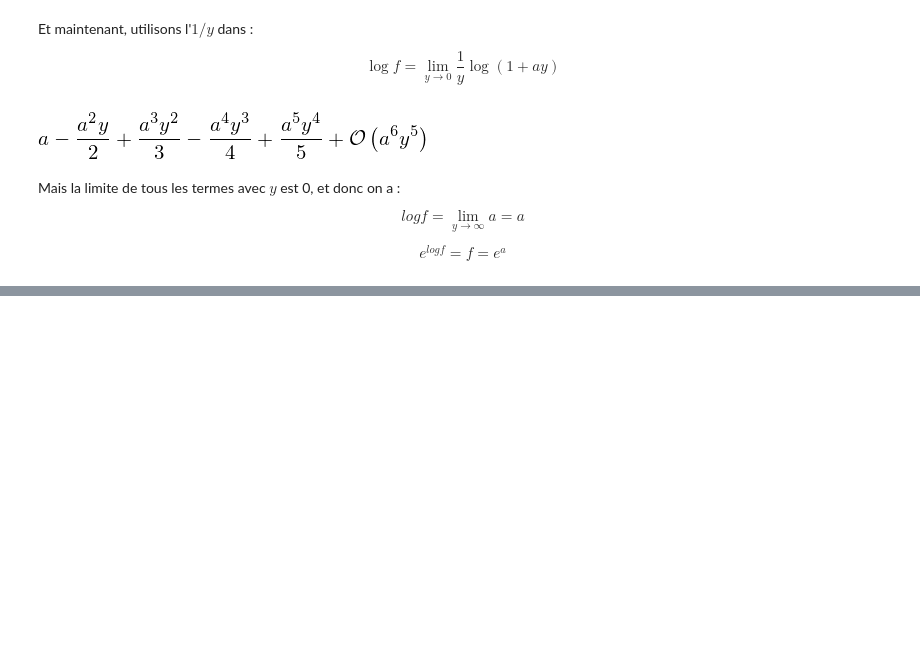
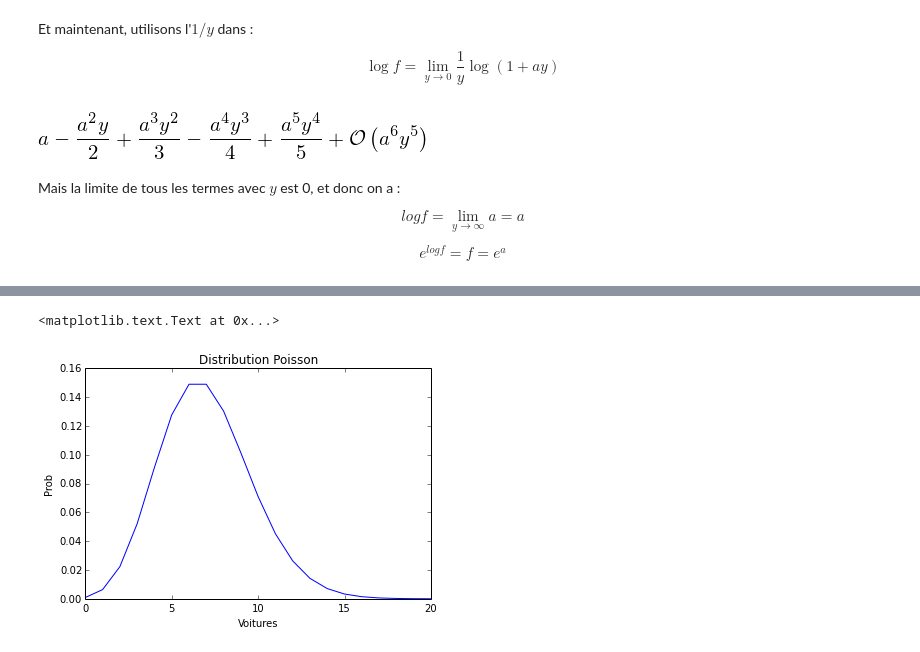
Before and after one commit to emk/statistiques_en_francais, a Jupyter notebook: Processus de Poisson.ipynb, the cells around one changed output, grey strips where cells are left out. Drawn from its saved outputs; the diff is of its cells as text; code cells hidden in the pictures; blank space fills up the shorter version.

Commit message:
Finir la dérivation et ajouter les vidéos et un graphique

```diff
--- a/Processus de Poisson.ipynb
+++ b/Processus de Poisson.ipynb
@@ -86,0 +140,19 @@ D'accord, alors j'y crois.
+# %%
+import math
+
+def poisson(lambda_, k):
+    return lambda_**k * math.exp(-lambda_) / math.factorial(k)
+
+# Nos paramètres.
+lambda_ = 7     # Le nombre moyen de voitures qui passent.
+k = range(0,21) # Les probabilités de 0 à 20 voitures.
+
+fig = plt.figure()
+axes = fig.add_axes([0.1, 0.1, 0.8, 0.8])
+axes.plot(k, map(lambda k: poisson(lambda_, k), k))
+axes.set_xlabel("Voitures")
+axes.set_ylabel("Prob")
+axes.set_title("Distribution Poisson")
+# %% [output]
+<matplotlib.text.Text at 0x...>
+[figure, added]
```
Also changed, not shown: parts of 8 cells of this notebook.
